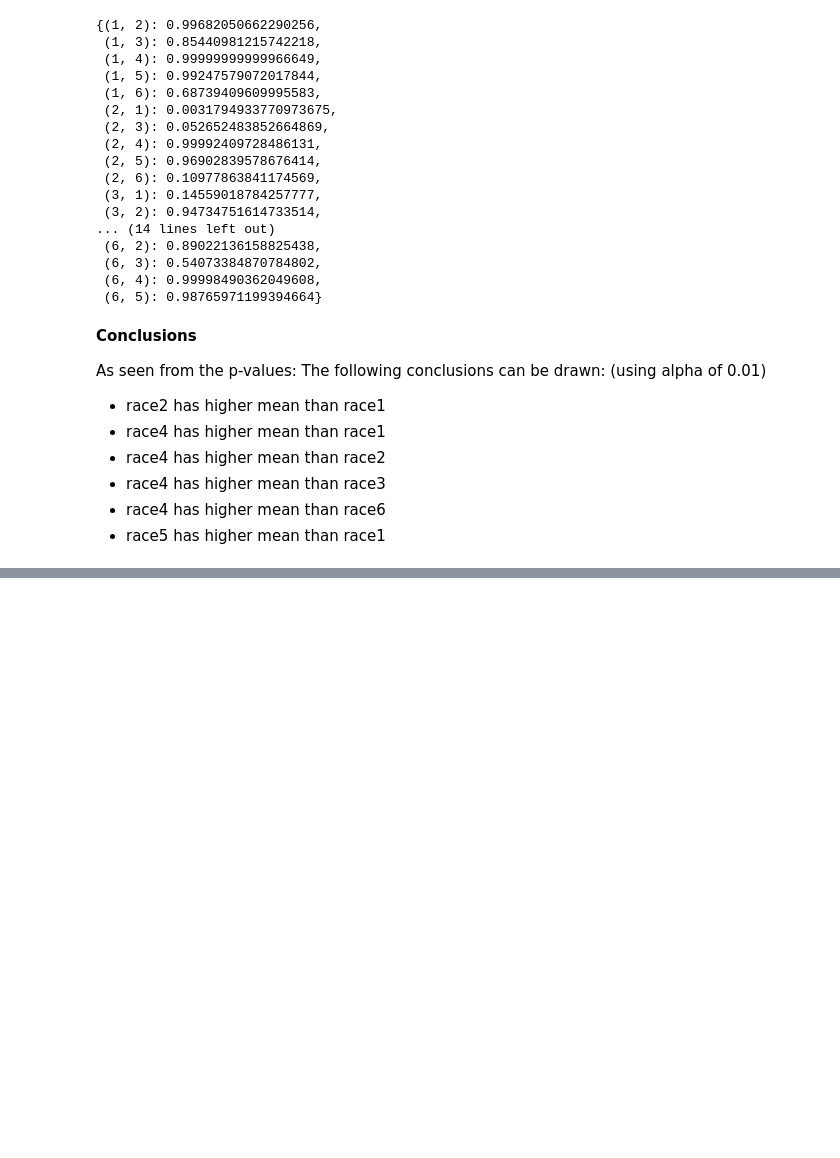
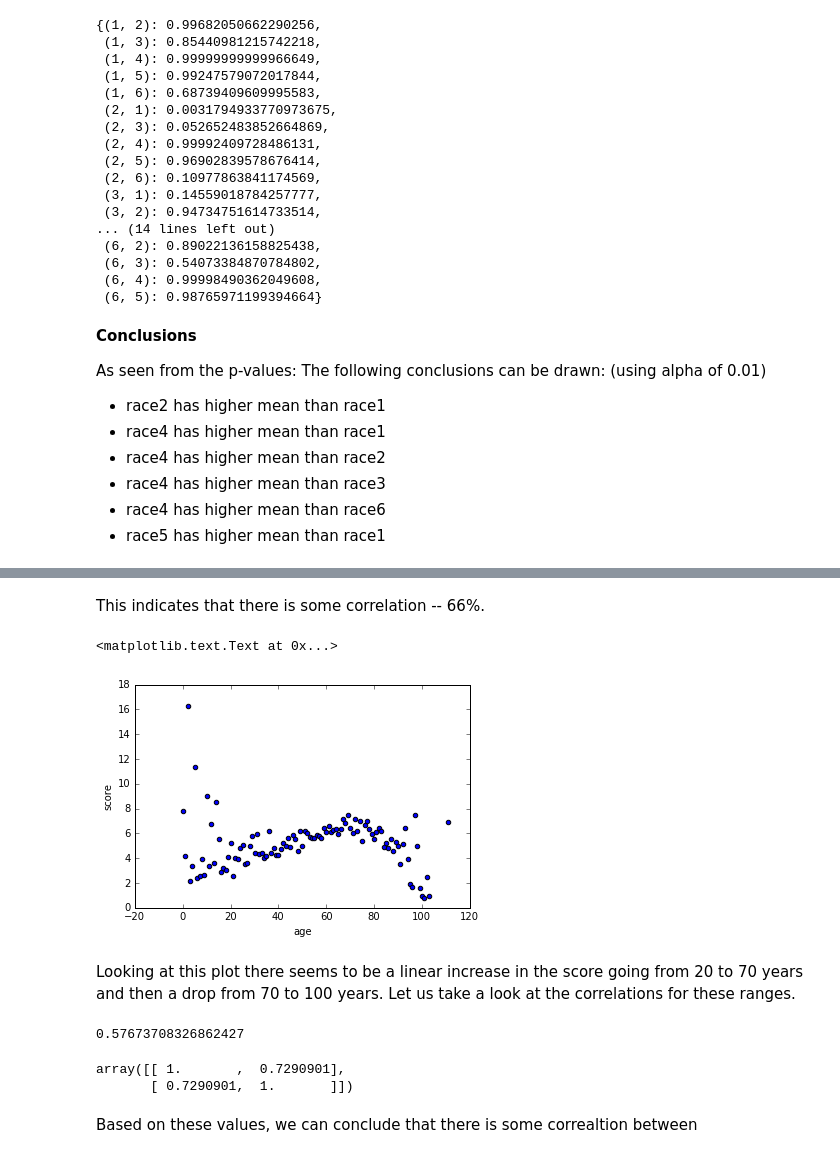
Before and after one commit to ysriram1/Loyola-SAH-Analysis, a Jupyter notebook: Analysis.ipynb, the cells around one changed output, grey strips where cells are left out. Drawn from its saved outputs; the diff is of its cells as text; code cells hidden in the pictures; blank space fills up the shorter version.

```diff
--- a/Analysis.ipynb
+++ b/Analysis.ipynb
@@ -532,0 +551,29 @@ As seen from the p-values: The following conclusions can be drawn: (using alpha
+# %% [markdown]
+This indicates that there is some correlation -- 66%.
+# %%
+# let us also look at how the (mean) score varies with age
+meanScoreByAge = allStateData.groupby('AGE')['SCORE'].mean()
+plt.scatter(meanScoreByAge.index, meanScoreByAge)
+plt.xlabel('age'); plt.ylabel('score')
+# %% [output]
+<matplotlib.text.Text at 0x...>
+[figure, added]
+# %% [markdown]
+Looking at this plot there seems to be a linear increase in the score going from 20 to 70 years and then a drop from 70 to 100 years. Let us take a look at the correlations for these ranges.
+# %%
+# 20years to 70years
+age20_70 =allStateData[(allStateData.AGE>20) & (allStateData.AGE<70)].AGE.sort_values()
+score20_70 = allStateData[(allStateData.AGE>20) & (allStateData.AGE<70)].SCORE.sort_values()
+stats.pearsonr(age20_70, score20_70)[0]
+# %% [output]
+0.57673708326862427
+# %%
+# 70years to 100years
+age70_100 =allStateData[(allStateData.AGE>70) & (allStateData.AGE<100)].AGE.sort_values()
+score70_100 = allStateData[(allStateData.AGE>70) & (allStateData.AGE<100)].SCORE.sort_values()
+np.corrcoef(age70_100, score70_100)
+# %% [output]
+array([[ 1.       ,  0.7290901],
+       [ 0.7290901,  1.       ]])
+# %% [markdown]
+Based on these values, we can conclude that there is some correaltion between
```
Also changed, not shown: parts of 4 cells of this notebook.
